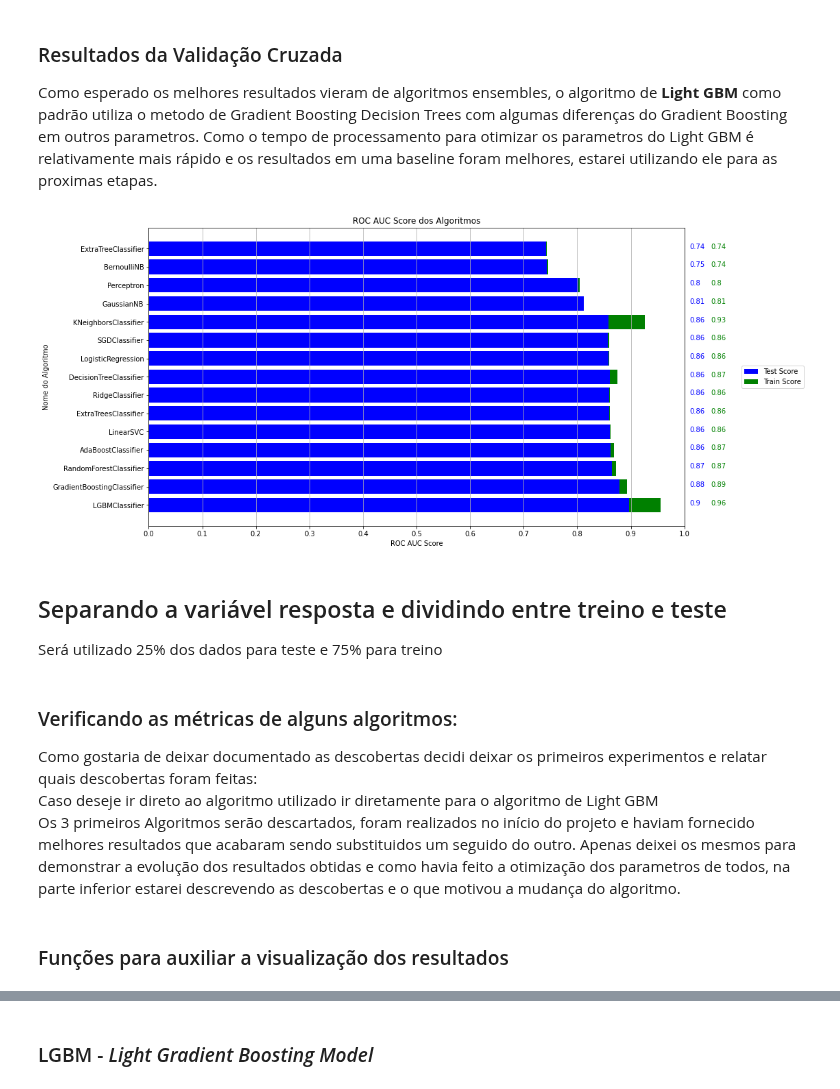
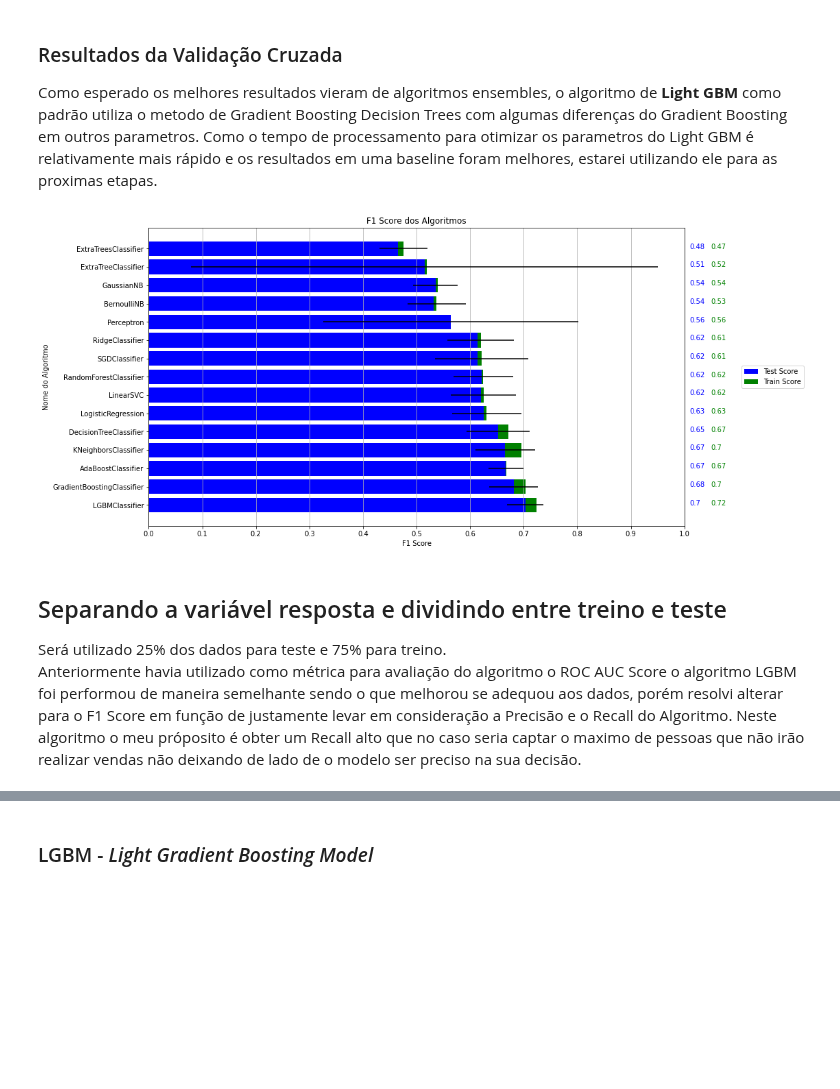
Before and after one commit to thifujikawa/clientes_olist, a Jupyter notebook: Modelling/modelling.ipynb, the cells around one changed output, grey strips where cells are left out. Drawn from its saved outputs; the diff is of its cells as text; code cells hidden in the pictures; blank space fills up the shorter version.

```diff
--- a/Modelling/modelling.ipynb
+++ b/Modelling/modelling.ipynb
@@ -205,7 +206,7 @@ algoritmos = [
                 # SVM
                 svm.LinearSVC(),
                 # Neighbors
-                neighbors.KNeighborsClassifier(n_neighbors = 7),
+                neighbors.KNeighborsClassifier(n_neighbors=15),
                 # Naive Bayes
                 naive_bayes.BernoulliNB(),
                 naive_bayes.GaussianNB(),
@@ -217,14 +218,14 @@ algoritmos = [
                 # Ensemble Methods
                 ensemble.AdaBoostClassifier(),
                 ensemble.GradientBoostingClassifier(),
-                ensemble.ExtraTreesClassifier(min_samples_leaf = 0.01),#evitando o overfit
-                ensemble.RandomForestClassifier(min_samples_leaf = 0.01),#evitando o overfit
-                lgb.LGBMClassifier(is_unbalance=True)
+                ensemble.ExtraTreesClassifier(min_samples_leaf = 0.02),#evitando o overfit
+                ensemble.RandomForestClassifier(min_samples_leaf = 0.02),#evitando o overfit
+                lgb.LGBMClassifier(is_unbalance=True, num_leaves=8)
                 ]
 
 #Criando um Dataframe com os resultados assim pode-se comparar os resultados
 
-MLA_cols = ["MLA Name", "MLA Parameters", "MLA Train ROC_AUC Mean", "MLA Test ROC_AUC Mean", "MLA Test ROC_AUC DV Pad", "MLA Time"]
+MLA_cols = ["MLA Name", "MLA Parameters", "MLA Train F1score Mean", "MLA Test F1score Mean", "MLA Test F1score DV Pad", "MLA Time"]
 MLA_Compare = pd.DataFrame(columns=MLA_cols)
 row_index = 0 # set index
 
@@ -238,15 +239,15 @@ for algoritmo in algoritmos:
     print(f"Processando o algoritmo {MLA_name}")
     MLA_Compare.loc[row_index,"MLA Name"]  = MLA_name
     MLA_Compare.loc[row_index, "MLA Parameters"] = str(pipe_loop['alg'].get_params())
-    cv_results = cross_validate(pipe_loop, X= df[features], y= df[target], cv= cv_split, return_train_score=True, n_jobs=-1 , scoring='roc_auc')
+    cv_results = cross_validate(pipe_loop, X= df[features], y= df[target], cv= cv_split, return_train_score=True, n_jobs=-1 , scoring='f1')
     #Resultados da validação cruzada
     MLA_Compare.loc[row_index, "MLA Time"] = cv_results['fit_time'].mean()
-    MLA_Compare.loc[row_index, "MLA Train ROC_AUC Mean"] = cv_results['train_score'].mean()
-    MLA_Compare.loc[row_index, "MLA Test ROC_AUC Mean"] = cv_results['test_score'].mean()
-    MLA_Compare.loc[row_index, "MLA Test ROC_AUC DV Pad"] = cv_results['test_score'].std()*3
+    MLA_Compare.loc[row_index, "MLA Train F1score Mean"] = cv_results['train_score'].mean()
+    MLA_Compare.loc[row_index, "MLA Test F1score Mean"] = cv_results['test_score'].mean()
+    MLA_Compare.loc[row_index, "MLA Test F1score DV Pad"] = cv_results['test_score'].std()*3
     row_index +=1
 
-MLA_Compare.sort_values(by="MLA Test ROC_AUC Mean", ascending=False, inplace=True , ignore_index=True)
+MLA_Compare.sort_values(by="MLA Test F1score Mean", ascending=False, inplace=True , ignore_index=True)
 # %% [output]
 Processando o algoritmo DecisionTreeClassifier
 Processando o algoritmo ExtraTreeClassifier
@@ -269,22 +270,23 @@ Como esperado os melhores resultados vieram de algoritmos ensembles, o algoritmo
 Como o tempo de processamento para otimizar os parametros do Light GBM é relativamente mais rápido e os resultados em uma baseline foram melhores, estarei utilizando ele para as proximas etapas.
 # %%
 fig, ax = plt.subplots(figsize = (14, 8))
-ax.barh(y=MLA_Compare['MLA Name'], width=MLA_Compare['MLA Test ROC_AUC Mean'], color = 'b' , label = 'Test Score')
-ax.barh(y=MLA_Compare['MLA Name'], width=MLA_Compare['MLA Train ROC_AUC Mean']- MLA_Compare['MLA Test ROC_AUC Mean'], color = 'g', label = "Train Score", left=MLA_Compare['MLA Test ROC_AUC Mean'] )
-for index, data in enumerate(MLA_Compare['MLA Test ROC_AUC Mean']):
-    plt.text(x=1.01 , y = index, s=MLA_Compare['MLA Test ROC_AUC Mean'][index].round(2) ,color = "b")
-    plt.text(x=1.05 , y = index, s=MLA_Compare['MLA Train ROC_AUC Mean'][index].round(2), color = "g")
+ax.barh(y=MLA_Compare['MLA Name'], width=MLA_Compare['MLA Test F1score Mean'], color = 'b' , label = 'Test Score' , xerr = MLA_Compare['MLA Test F1score DV Pad'] )
+ax.barh(y=MLA_Compare['MLA Name'], width=MLA_Compare['MLA Train F1score Mean']- MLA_Compare['MLA Test F1score Mean'], color = 'g', label = "Train Score", left=MLA_Compare['MLA Test F1score Mean'] )
+for index, data in enumerate(MLA_Compare['MLA Test F1score Mean']):
+    plt.text(x=1.01 , y = index, s=MLA_Compare['MLA Test F1score Mean'][index].round(2) ,color = "b")
+    plt.text(x=1.05 , y = index, s=MLA_Compare['MLA Train F1score Mean'][index].round(2), color = "g")
 plt.xlim(0,1)
 ax.grid(axis="x")
 plt.ylabel("Nome do Algoritmo")
-plt.xlabel("ROC AUC Score")
+plt.xlabel("F1 Score")
 plt.xticks(np.arange(0, 1.1, step=0.1))
-plt.title('ROC AUC Score dos Algoritmos')
+plt.title('F1 Score dos Algoritmos')
 plt.legend(loc='center left', bbox_to_anchor=(1.1, 0.5))
 plt.show()
 # %% [output]
-[figure, old version]
+[figure, new version]
-# %% [markdown]
-## Separando a variável resposta e dividindo entre treino e teste
-Será utilizado 25% dos dados para teste e 75% para treino
+# %% [markdown]
+## Separando a variável resposta e dividindo entre treino e teste
+Será utilizado 25% dos dados para teste e 75% para treino.
+Anteriormente havia utilizado como métrica para avaliação do algoritmo o ROC AUC Score o algoritmo LGBM foi performou de maneira semelhante sendo o que melhorou se adequou aos dados, porém resolvi alterar para o F1 Score em função de justamente levar em consideração a Precisão e o Recall do Algoritmo. Neste algoritmo o meu próposito é obter um Recall alto que no caso seria captar o maximo de pessoas que não irão realizar vendas não deixando de lado de o modelo ser preciso na sua decisão.
 # %%
@@ -292,8 +293,0 @@ X_train, X_test, y_train, y_test = train_test_split(df[features], df[target], st
-# %% [markdown]
-### Verificando as métricas de alguns algoritmos:
-Como gostaria de deixar documentado as descobertas decidi deixar os primeiros experimentos e relatar quais descobertas foram feitas:
-Caso deseje ir direto ao algoritmo utilizado ir diretamente para o algoritmo de Light GBM
-Os 3 primeiros Algoritmos serão descartados, foram realizados no início do projeto e haviam fornecido melhores resultados que acabaram sendo substituidos um seguido do outro.
-Apenas deixei os mesmos para demonstrar a evolução dos resultados obtidas e como havia feito a otimização dos parametros de todos, na parte inferior estarei descrevendo as descobertas e o que motivou a mudança do algoritmo.
-# %% [markdown]
-### Funções para auxiliar a visualização dos resultados
```
Also changed, not shown: parts of 37 cells of this notebook, 1 other file.
